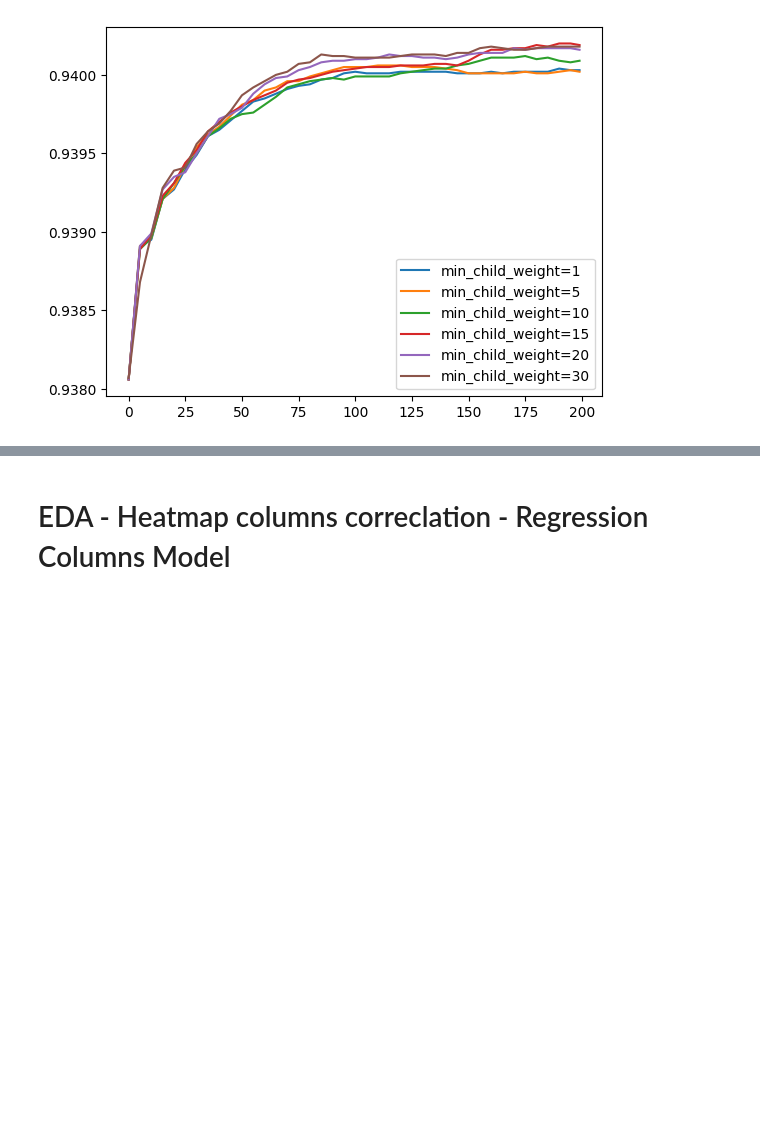
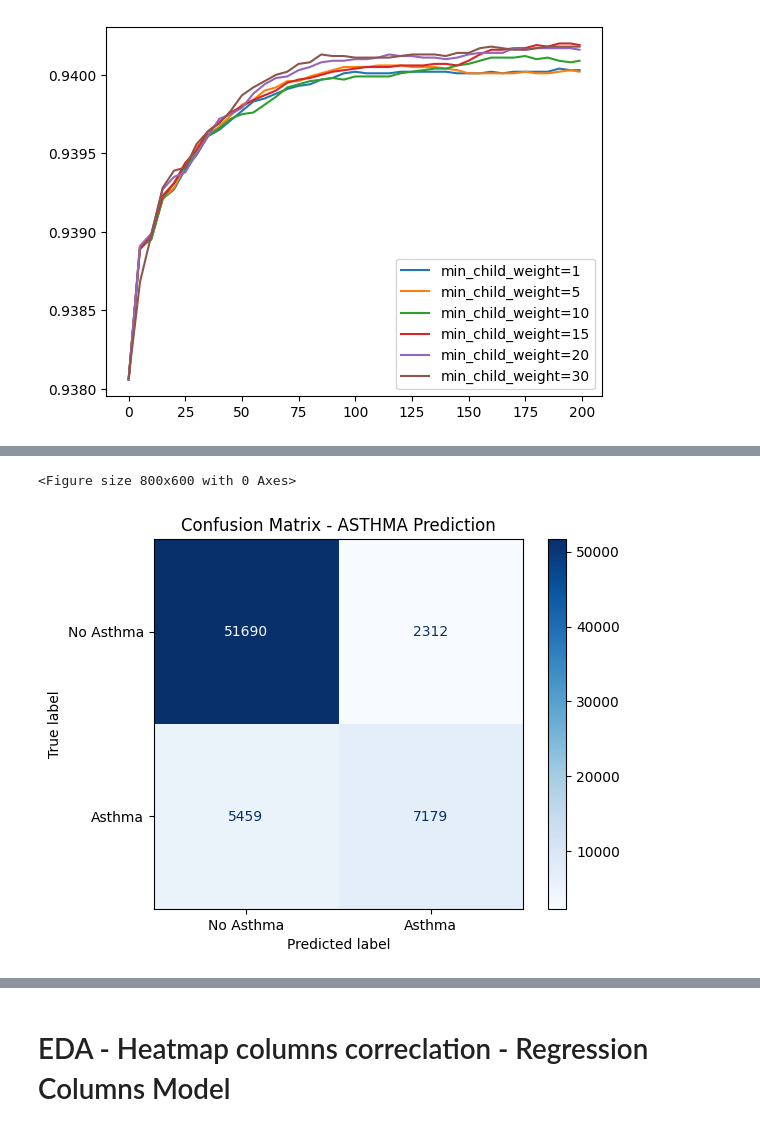
Before and after one commit to AlexHuc/food-allergy-analysis, a Jupyter notebook: notebook.ipynb, the cells around one changed output, grey strips where cells are left out. Drawn from its saved outputs; the diff is of its cells as text; code cells hidden in the pictures; blank space fills up the shorter version.

```diff
--- a/notebook.ipynb
+++ b/notebook.ipynb
@@ -1135,0 +1165,25 @@ xgb_params = {
+# %%
+# Make predictions on test set
+dtest = xgb.DMatrix(X_class_test, label=y_class_test, feature_names=features)
+
+# Get predictions
+y_pred_proba = final_class_model.predict(dtest)
+y_pred = (y_pred_proba > 0.5).astype(int)
+
+# Evaluate performance
+test_accuracy = accuracy_score(y_class_test, y_pred)
+test_f1 = f1_score(y_class_test, y_pred)
+test_precision = precision_score(y_class_test, y_pred)
+test_recall = recall_score(y_class_test, y_pred)
+test_auc = roc_auc_score(y_class_test, y_pred_proba)
+
+print("=== FINAL MODEL PERFORMANCE ON TEST SET ===")
+print(f"Accuracy:  {test_accuracy:.4f}")
+print(f"Precision: {test_precision:.4f}")
+print(f"Recall:    {test_recall:.4f}")
+print(f"F1-Score:  {test_f1:.4f}")
+print(f"ROC-AUC:   {test_auc:.4f}")
+
+
+print("\n=== DETAILED CLASSIFICATION REPORT ===")
+print(classification_report(y_class_test, y_pred))
@@ -1135,0 +1229,11 @@ xgb_params = {
+# %%
+cm = confusion_matrix(y_class_test, y_pred)
+disp = ConfusionMatrixDisplay(confusion_matrix=cm, display_labels=['No Asthma', 'Asthma'])
+
+plt.figure(figsize=(8, 6))
+disp.plot(cmap='Blues')
+plt.title('Confusion Matrix - ASTHMA Prediction')
+plt.show()
+# %% [output]
+<Figure size 800x600 with 0 Axes>
+[figure, added]
```
Also changed, not shown: parts of 14 cells of this notebook, 1 other file.
